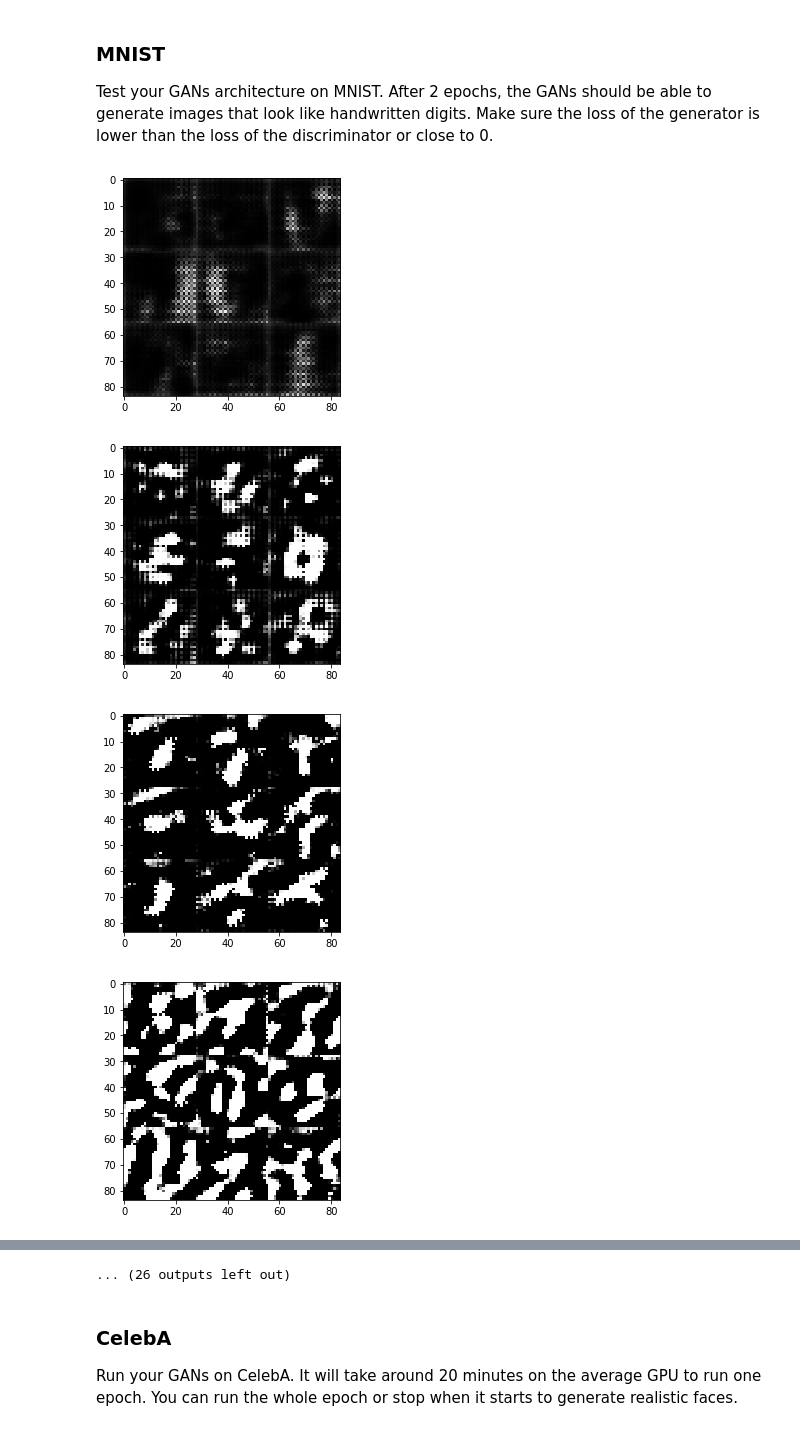
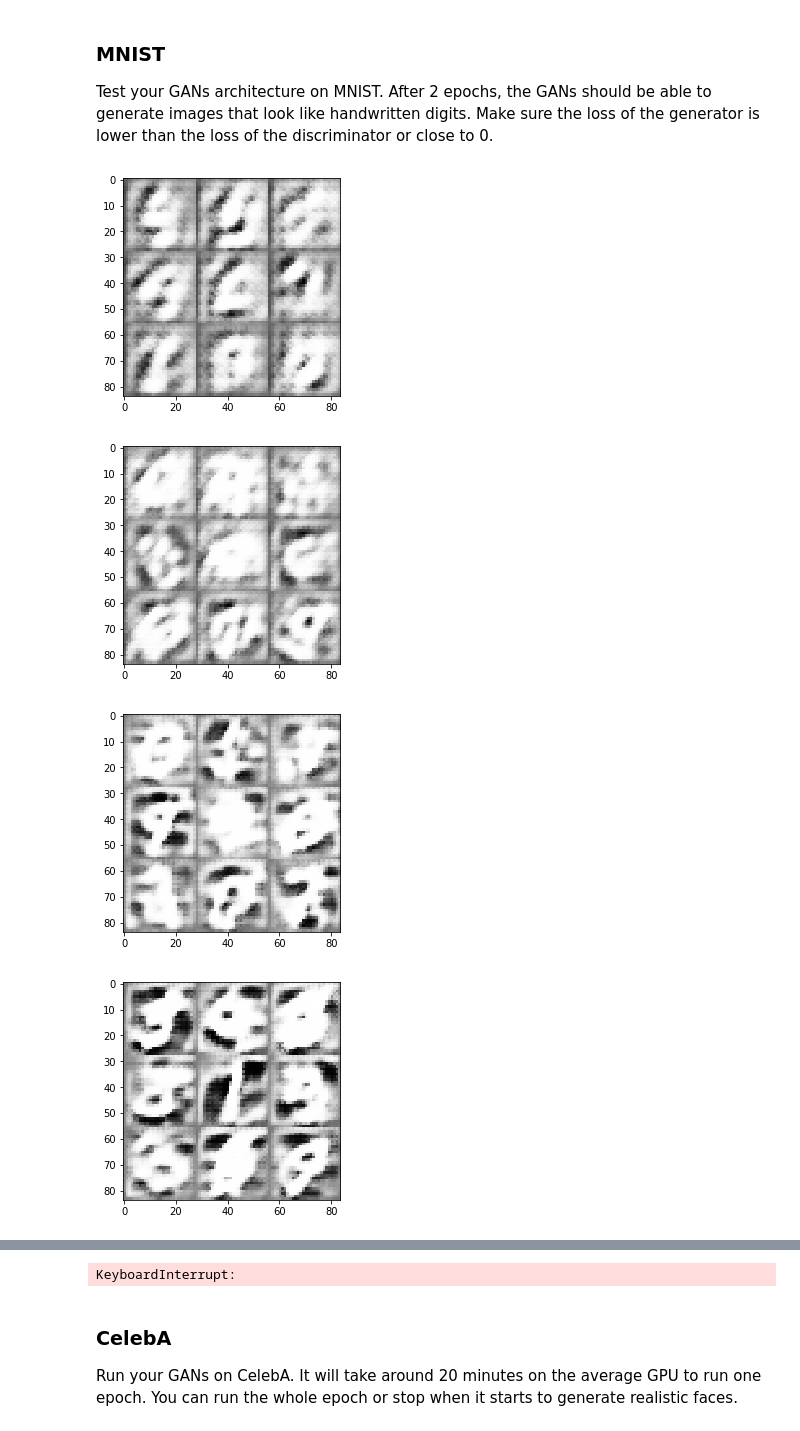
Before and after one commit to bringingkatigbak/GAN-face-generator, a Jupyter notebook: dlnd_face_generation.ipynb, the cells around one changed output, grey strips where cells are left out. Drawn from its saved outputs; the diff is of its cells as text; code cells hidden in the pictures.

```diff
--- a/dlnd_face_generation.ipynb
+++ b/dlnd_face_generation.ipynb
@@ -141,23 +141,31 @@ def discriminator(images, reuse=False):
     :param reuse: Boolean if the weights should be reused
     :return: Tuple of (tensor output of the discriminator, tensor logits of the discriminator)
     """
+    alpha = 0.1
     #print("discriminator input: ",images.shape)
     with tf.variable_scope("discriminator", reuse=reuse):
         conv1 = tf.layers.conv2d(images, 64, 5, strides=2, padding="same")
+        conv1 = tf.maximum(alpha*conv1, conv1)
         #print("conv1: ",conv1.shape)
         #(14,14,64)
 
         conv2 = tf.layers.conv2d(conv1, 128, 5, strides=2, padding="same")
         bn2 = tf.layers.batch_normalization(conv2, training=True)
+        bn2 = tf.maximum(alpha*bn2, bn2)
         #print("conv2: ",conv2.shape)
         #(7,7,128)
 
         conv3 = tf.layers.conv2d(bn2, 256, 5, strides=2, padding="same")
         bn3 = tf.layers.batch_normalization(conv3, training=True)
+        bn3 = tf.maximum(alpha*bn3, bn3)
         #print("conv3: ",conv3.shape)
         #(4, 4, 256)
 
-        flat = tf.reshape(bn3, (-1, 4*4*256))
+        conv4 = tf.layers.conv2d(bn3, 512, 5, strides=1, padding="same")
+        bn4 = tf.layers.batch_normalization(conv4, training=True)
+        bn4 = tf.maximum(alpha*bn4, bn4)
+
+        flat = tf.reshape(bn4, (-1, 4*4*512))
         #print("flat: ",flat.shape)
 
         logits = tf.layers.dense(flat, 1)
@@ -185,27 +193,32 @@ def generator(z, out_channel_dim, is_train=True):
     :param is_train: Boolean if generator is being used for training
     :return: The tensor output of the generator
     """
+    alpha = 0.1
     with tf.variable_scope("generator", reuse=not is_train):
-        layer1 = tf.layers.dense(z, 7*7*512)
+        layer1 = tf.layers.dense(z, 7*7*1024)
 
-        layer1 = tf.reshape(layer1, (-1, 7, 7, 512))
+        layer1 = tf.reshape(layer1, (-1, 7, 7, 1024))
         layer1 = tf.layers.batch_normalization(layer1, training=is_train)
+        layer1 = tf.maximum(alpha*layer1, layer1)
         # 7x7x512
 
-        layer2 = tf.layers.conv2d_transpose(layer1, 256, 5, strides=2, padding="same")
+        layer2 = tf.layers.conv2d_transpose(layer1, 512, 5, strides=2, padding="same")
         layer2 = tf.layers.batch_normalization(layer2, training=is_train)
+        layer2 = tf.maximum(alpha*layer2, layer2)
         # 14x14x256
         #print(layer2.shape)
 
-        layer3 = tf.layers.conv2d_transpose(layer2, 128, 5, strides=2, padding="same")
+        layer3 = tf.layers.conv2d_transpose(layer2, 256, 5, strides=2, padding="same")
         layer3 = tf.layers.batch_normalization(layer3, training=is_train)
+        layer3 = tf.maximum(alpha*layer3, layer3)
         # 14x14x128
         #print(layer3.shape)
 
-        layer4 = tf.layers.conv2d_transpose(layer3, 64, 5, strides=1, padding="same")
-        layer4 = tf.layers.batch_normalization(layer3, training=is_train)
+        layer4 = tf.layers.conv2d_transpose(layer3, 128, 5, strides=1, padding="same")
+        layer4 = tf.layers.batch_normalization(layer4, training=is_train)
+        layer4 = tf.maximum(alpha*layer4, layer4)
 
-        logits = tf.layers.conv2d_transpose(layer3, out_channel_dim, 5, strides=1, padding="same")
+        logits = tf.layers.conv2d_transpose(layer4, out_channel_dim, 5, strides=1, padding="same")
         # 28x28x5
         #print(logits.shape)
 
@@ -354,6 +367,8 @@ def train(epoch_count, batch_size, z_dim, learning_rate, beta1, get_batches, dat
                 batch_count += 1
                 batch_z = np.random.uniform(-1, 1, size=(batch_size, z_dim))
 
+                batch_images = batch_images * 2
+
                 _ = sess.run(d_train_opt, feed_dict={input_real: batch_images, input_z: batch_z, input_learning_rate: learning_rate})
                 _ = sess.run(g_train_opt, feed_dict={input_z: batch_z, input_learning_rate: learning_rate})
 
@@ -384,21 +399,21 @@ Test your GANs architecture on MNIST.  After 2 epochs, the GANs should be able t
 # %%
 batch_size = 32
 z_dim = 64
 learning_rate = 0.001
-beta1 = 0.005
+beta1 = 0.0005
 
 
 """
 DON'T MODIFY ANYTHING IN THIS CELL THAT IS BELOW THIS LINE
 """
 epochs = 2
 
 mnist_dataset = helper.Dataset('mnist', glob(os.path.join(data_dir, 'mnist/*.jpg')))
 with tf.Graph().as_default():
     train(epochs, batch_size, z_dim, learning_rate, beta1, mnist_dataset.get_batches,
           mnist_dataset.shape, mnist_dataset.image_mode)
 # %% [output]
-[figure, old version]
+[figure, new version]
-[figure, old version]
+[figure, new version]
-[figure, old version]
+[figure, new version]
-[figure, old version]
+[figure, new version]
@@ -413,4 +426,4 @@ with tf.Graph().as_default():
-... (26 outputs left out)
+KeyboardInterrupt:
 # %% [markdown]
 ### CelebA
 Run your GANs on CelebA.  It will take around 20 minutes on the average GPU to run one epoch.  You can run the whole epoch or stop when it starts to generate realistic faces.
```
Also changed, not shown: parts of 2 cells of this notebook.
